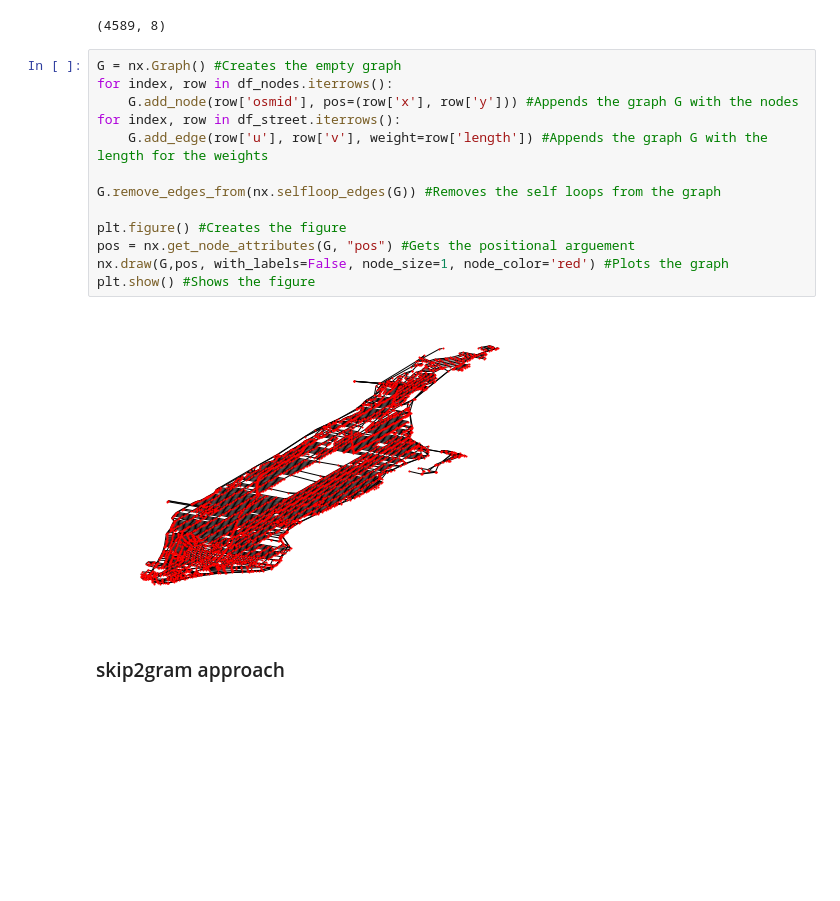
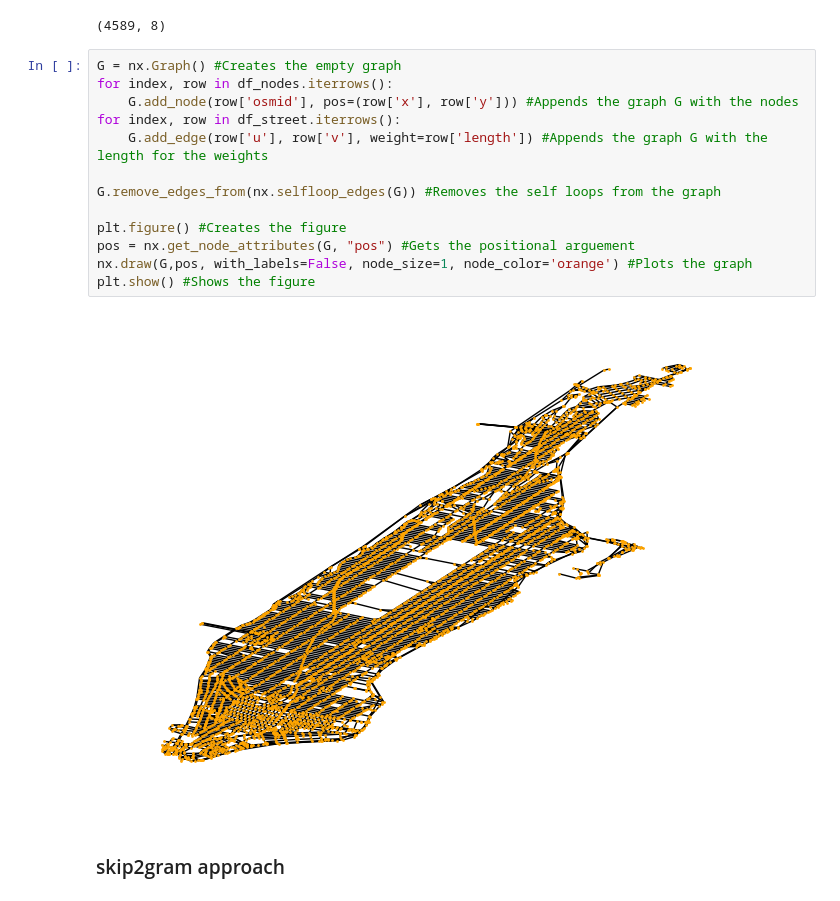
Before and after one commit to WDaugherty/ECE-5260, a Jupyter notebook: HW9/HW9.ipynb, the cells around one changed output. Drawn from its saved outputs; the diff is of its cells as text; blank space fills up the shorter version.

Commit message:
GRAPHS

```diff
--- a/HW9/HW9.ipynb
+++ b/HW9/HW9.ipynb
@@ -49,18 +43,18 @@ df_nodes.shape #Shows the head of the data
 # %%
 G = nx.Graph() #Creates the empty graph
 for index, row in df_nodes.iterrows():
     G.add_node(row['osmid'], pos=(row['x'], row['y'])) #Appends the graph G with the nodes
 for index, row in df_street.iterrows():
     G.add_edge(row['u'], row['v'], weight=row['length']) #Appends the graph G with the length for the weights
 
 G.remove_edges_from(nx.selfloop_edges(G)) #Removes the self loops from the graph
 
 plt.figure() #Creates the figure
 pos = nx.get_node_attributes(G, "pos") #Gets the positional arguement
-nx.draw(G,pos, with_labels=False, node_size=1, node_color='red') #Plots the graph
+nx.draw(G,pos, with_labels=False, node_size=1, node_color='orange') #Plots the graph
 plt.show() #Shows the figure
 # %% [output]
-[figure, old version]
+[figure, new version]
 # %% [markdown]
 ### skip2gram approach
 # %%
```
Also changed, not shown: parts of 14 cells of this notebook, 2 other files.
